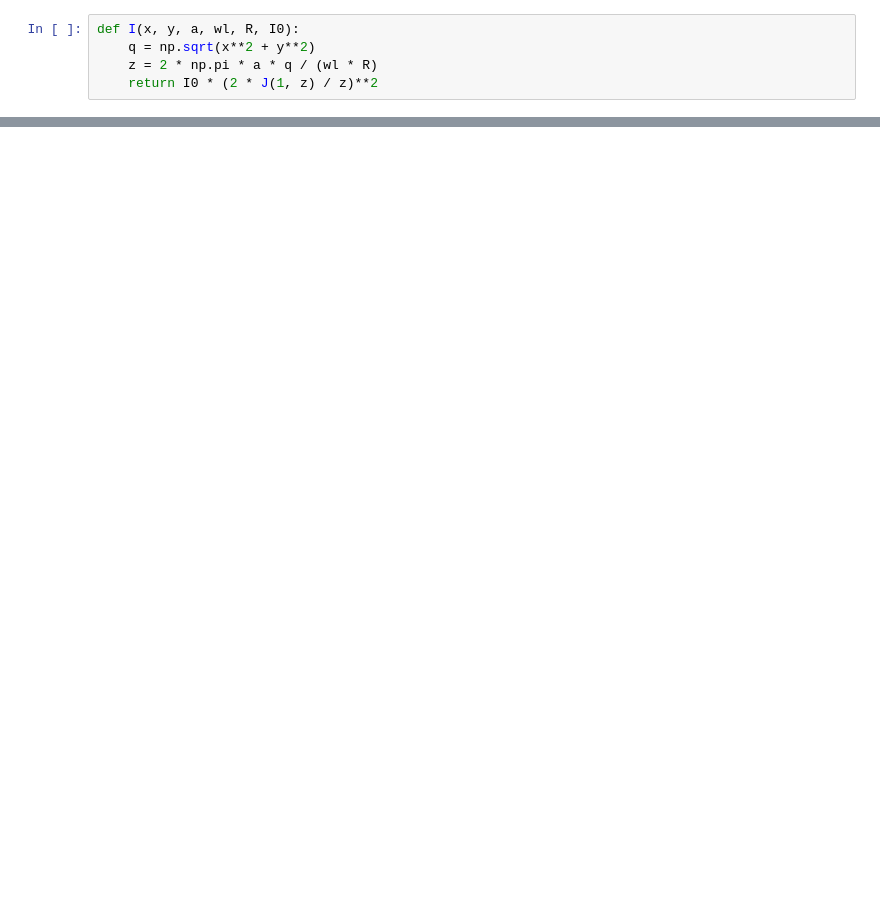
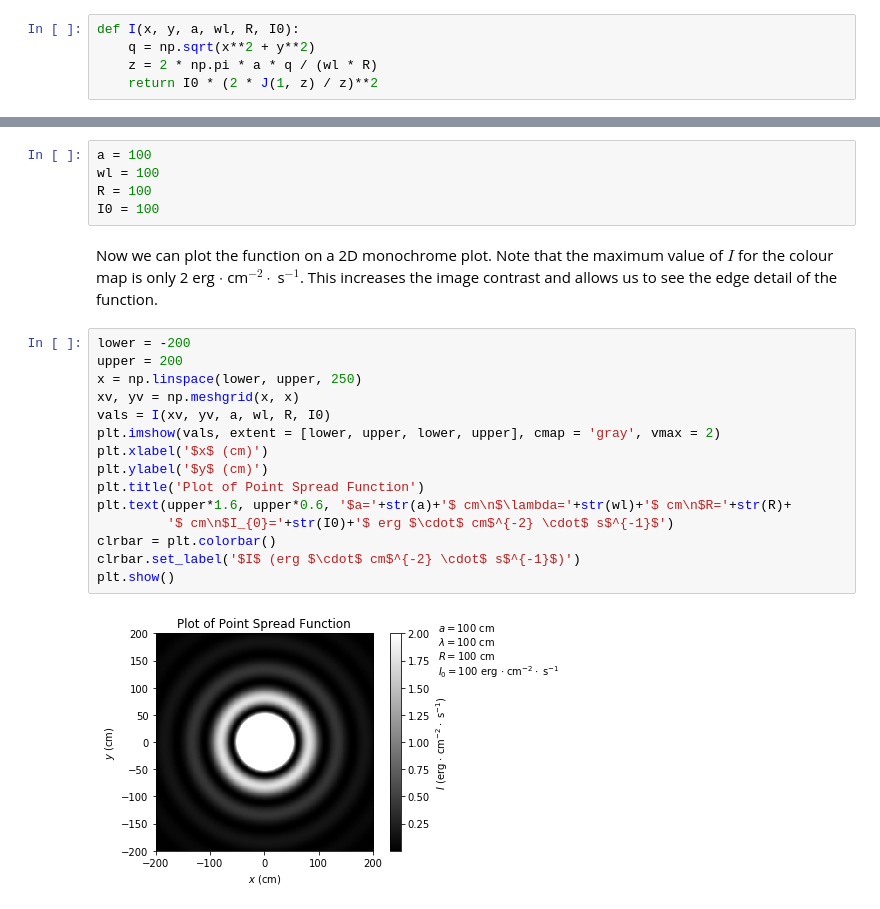
Before and after one commit to mwbub/Bub_Mathew_Assignment1, a Jupyter notebook: question3/bessel.ipynb, the cells around one changed output, grey strips where cells are left out. Saved outputs shown, nothing was run; the diff lists cells and outputs as text; blank space fills up the shorter version.

```diff
--- a/question3/bessel.ipynb
+++ b/question3/bessel.ipynb
@@ -44,0 +44,24 @@ plt.show()
+# %%
+a = 100
+wl = 100
+R = 100
+I0 = 100
+# %% [markdown]
+Now we can plot the function on a 2D monochrome plot. Note that the maximum value of $I$ for the colour map is only 2 erg $\cdot$ cm$^{-2} \cdot$ s$^{-1}$. This increases the image contrast and allows us to see the edge detail of the function.
+# %%
+lower = -200
+upper = 200
+x = np.linspace(lower, upper, 250)
+xv, yv = np.meshgrid(x, x)
+vals = I(xv, yv, a, wl, R, I0)
+plt.imshow(vals, extent = [lower, upper, lower, upper], cmap = 'gray', vmax = 2)
+plt.xlabel('$x$ (cm)')
+plt.ylabel('$y$ (cm)')
+plt.title('Plot of Point Spread Function')
+plt.text(upper*1.6, upper*0.6, '$a='+str(a)+'$ cm\n$\lambda='+str(wl)+'$ cm\n$R='+str(R)+
+         '$ cm\n$I_{0}='+str(I0)+'$ erg $\cdot$ cm$^{-2} \cdot$ s$^{-1}$')
+clrbar = plt.colorbar()
+clrbar.set_label('$I$ (erg $\cdot$ cm$^{-2} \cdot$ s$^{-1}$)')
+plt.show()
+# %% [output]
+[figure, added]
```
Also changed, not shown: parts of 8 cells of this notebook.
